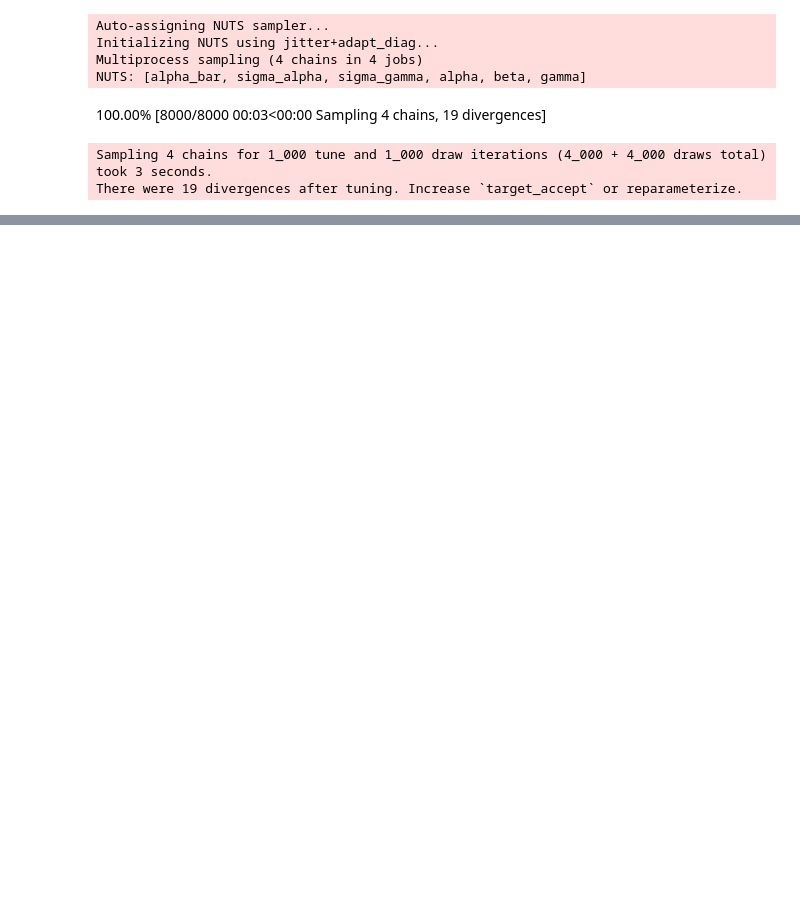
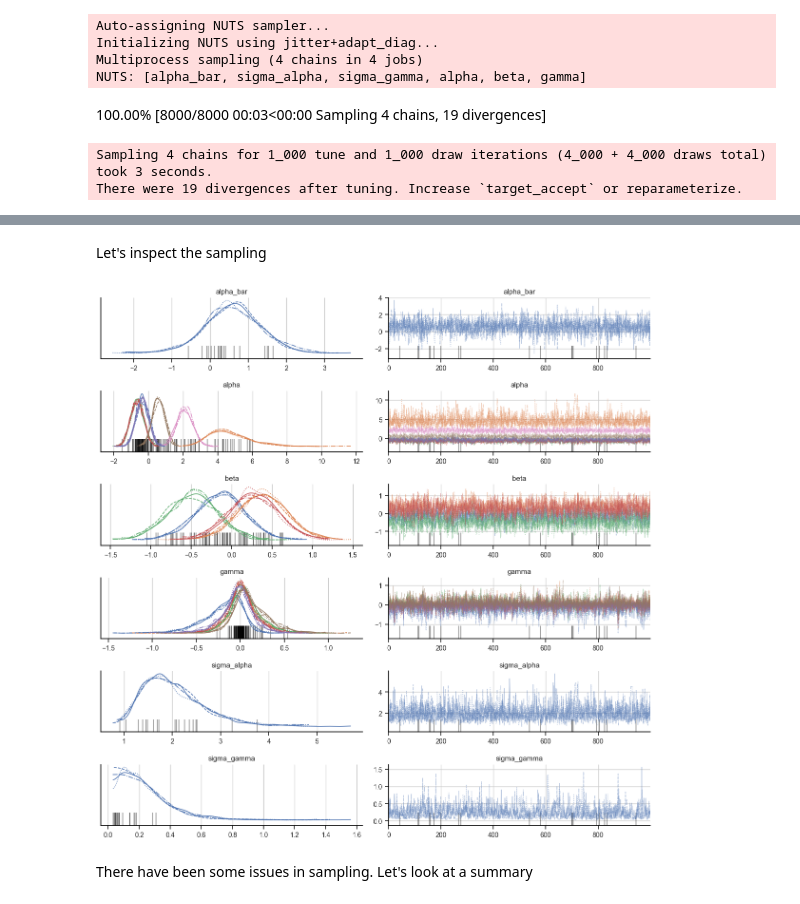
Before and after one commit to chris-leonard/statistical-rethinking, a Jupyter notebook: notes/chapter_13.ipynb, the cells around one changed output, grey strips where cells are left out. Saved outputs shown, nothing was run; the diff lists cells and outputs as text; code cells hidden in the pictures; blank space fills up the shorter version.

```diff
--- a/notes/chapter_13.ipynb
+++ b/notes/chapter_13.ipynb
@@ -425,3 +454,21 @@ There were 19 divergences after tuning. Increase `target_accept` or reparameteri
 m13_4.to_graphviz()
 # %% [output]
 [drawing not drawn]
+# %% [markdown]
+Let's inspect the sampling
+# %%
+axs = az.plot_trace(
+    trace_13_4,
+    var_names=[
+        "alpha",
+        "beta",
+        "gamma",
+    ],
+    filter_vars="like",
+)
+axs.ravel()[0].get_figure().tight_layout();
+# %% [output]
+[figure, added]
+# %% [markdown]
+There have been some issues in sampling.
+Let's look at a summary
```
Also changed, not shown: parts of 66 cells of this notebook.
